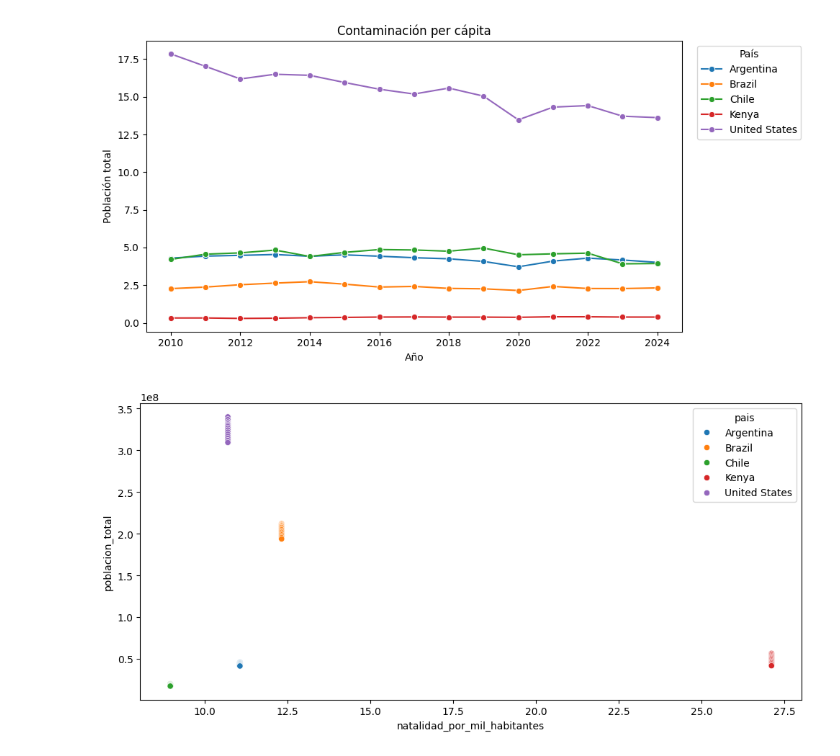
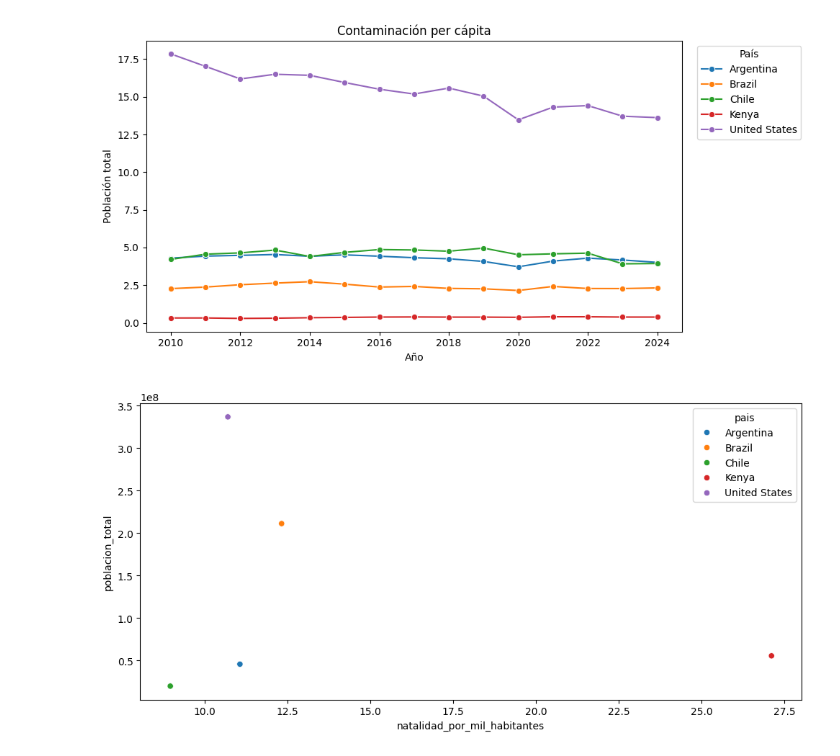
Before and after one commit to Brenda-Carloni/interacting-with-api-python-project-tutorial, a Jupyter notebook: src/explore.ipynb, the cells around one changed output. Saved outputs shown, nothing was run; the diff lists cells and outputs as text; code cells hidden in the pictures.

```diff
--- a/src/explore.ipynb
+++ b/src/explore.ipynb
@@ -131,18 +131,18 @@ plt.show()
 # %%
 agno_reciente= 2023
 natalidad_por_mil_habitantes= tablas['natalidad_por_mil_habitantes'].query('agno == @agno_reciente').rename(columns={'valor':'natalidad_por_mil_habitantes'})
-poblacion_total= tablas['poblacion_total'].rename(columns={'valor':'poblacion_total'})
+poblacion_total= tablas['poblacion_total'].query('agno == @agno_reciente').rename(columns={'valor':'poblacion_total'})
 
 df_mezclado= pd.merge(
     natalidad_por_mil_habitantes[['pais','natalidad_por_mil_habitantes']],
     poblacion_total[['pais','poblacion_total']],
     on= 'pais',
     how= 'inner'
 )
 
 plt.figure(figsize=(10,5))
 sns.scatterplot(data= df_mezclado, x= 'natalidad_por_mil_habitantes', y='poblacion_total', hue= 'pais')
 plt.tight_layout()
 plt.show()
 # %% [output]
-[figure, old version]
+[figure, new version]
```
